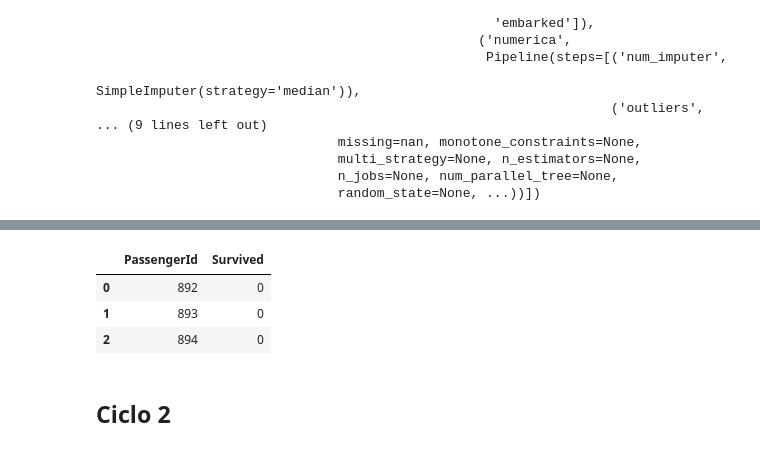
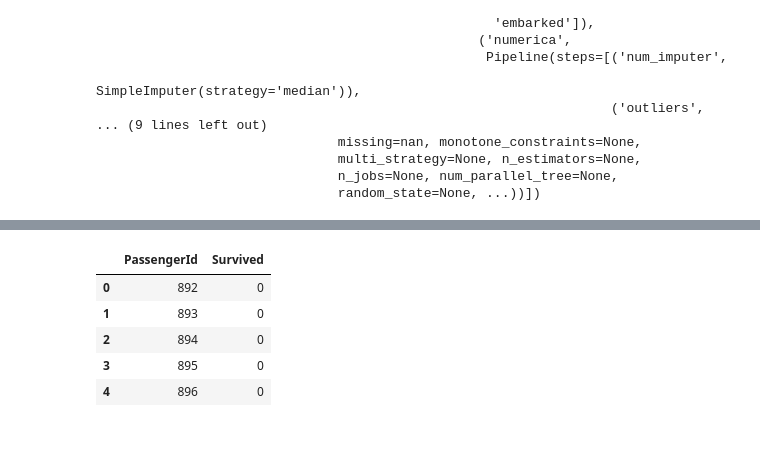
Before and after one commit to nortonvanz/ML_Pocket_Reference, a Jupyter notebook: notebooks/Titanic_pipeline_c2.ipynb, the cells around one changed output, grey strips where cells are left out. Saved outputs shown, nothing was run; the diff lists cells and outputs as text; code cells hidden in the pictures.

```diff
--- a/notebooks/Titanic_pipeline_c2.ipynb
+++ b/notebooks/Titanic_pipeline_c2.ipynb
@@ -364,0 +544,2 @@ df_result[['rank_test_f1_macro',
+# %%
+pipe_xgb4_rscv.fit(X_train, y_train)
@@ -364,0 +564,4 @@ df_result[['rank_test_f1_macro',
+# %%
+#Resultados que interessam (performance em TRAIN e VAL):
+pd.set_option('max_colwidth', 200)
+pd.DataFrame(pipe_xgb4_rscv.cv_results_)[['rank_test_accuracy','params','mean_train_accuracy','mean_test_accuracy']].sort_values('rank_test_accuracy')[:5]
@@ -395,0 +638,4 @@ sns.heatmap(df_cm, cbar=True, cmap = 'inferno', annot = True, fmt='.0f');
+# %%
+# predição em cima do dataset de teste Kaggle
+y_pred_raw_test = pipe_xgb4_rscv.predict(df_raw_test)
+y_pred_raw_test[:5]
@@ -438,13 +727,15 @@ df_sub = df_raw_test[['passengerid','parch']]
 df_sub = df_sub.rename(columns={"passengerid": "PassengerId", "parch": "Survived"})
 # %%
 # atribui as previsões do modelo
-df_sub['Survived'] = y_pred
+df_sub['Survived'] = y_pred_raw_test
 # %%
-df_sub.head(3)
+df_sub.head(5)
 # %% [output]
 |  | PassengerId | Survived |
 | 0 | 892 | 0 |
 | 1 | 893 | 0 |
 | 2 | 894 | 0 |
+| 3 | 895 | 0 |
+| 4 | 896 | 0 |
 # %%
 #salvar arquivo para submeter
@@ -454,2 +744,0 @@ df_sub.to_csv('part2_titanic_sub.csv', index=False)
-# %% [markdown]
-## Ciclo 2
```
Also changed, not shown: parts of 96 cells of this notebook.
